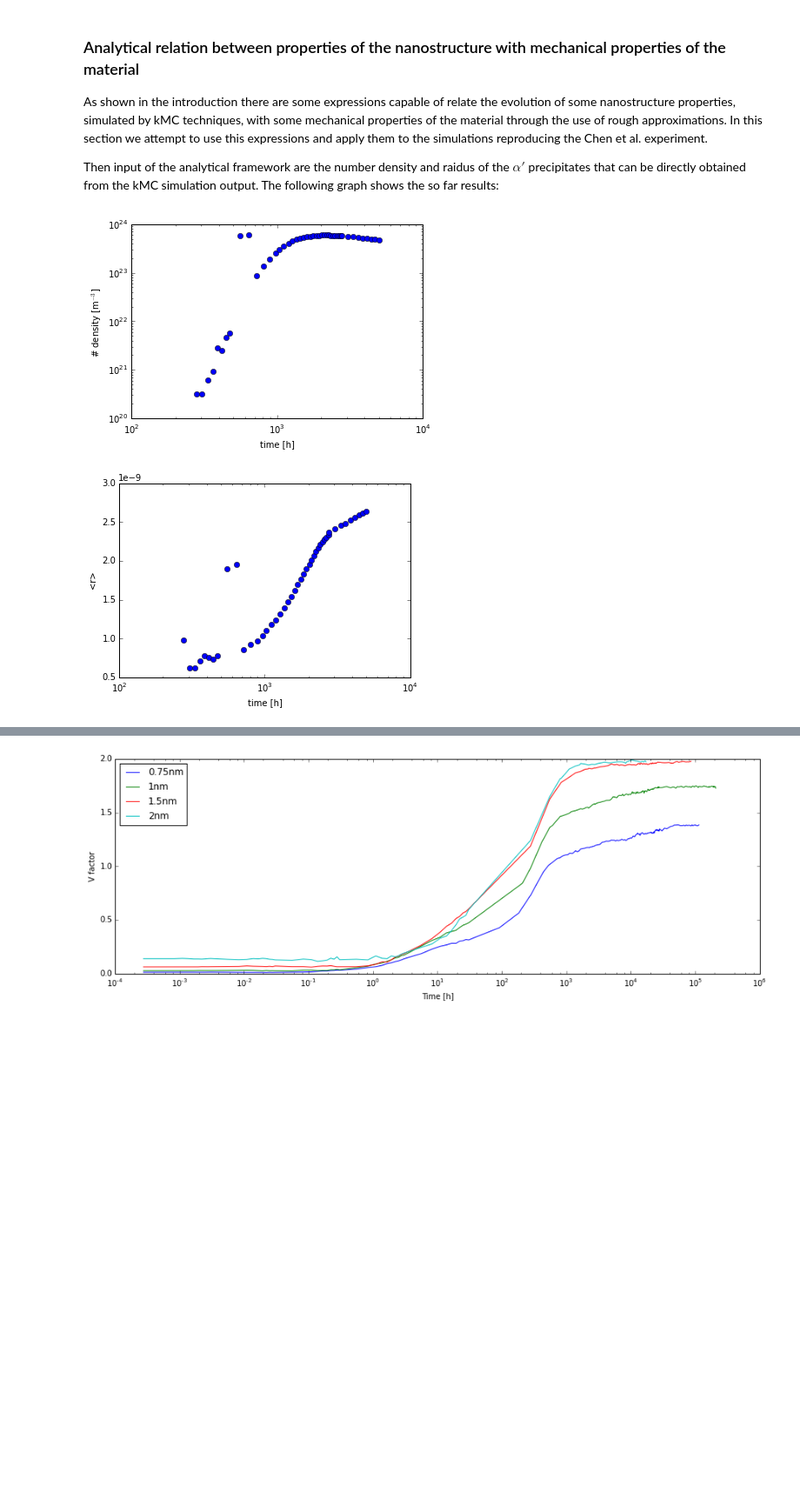
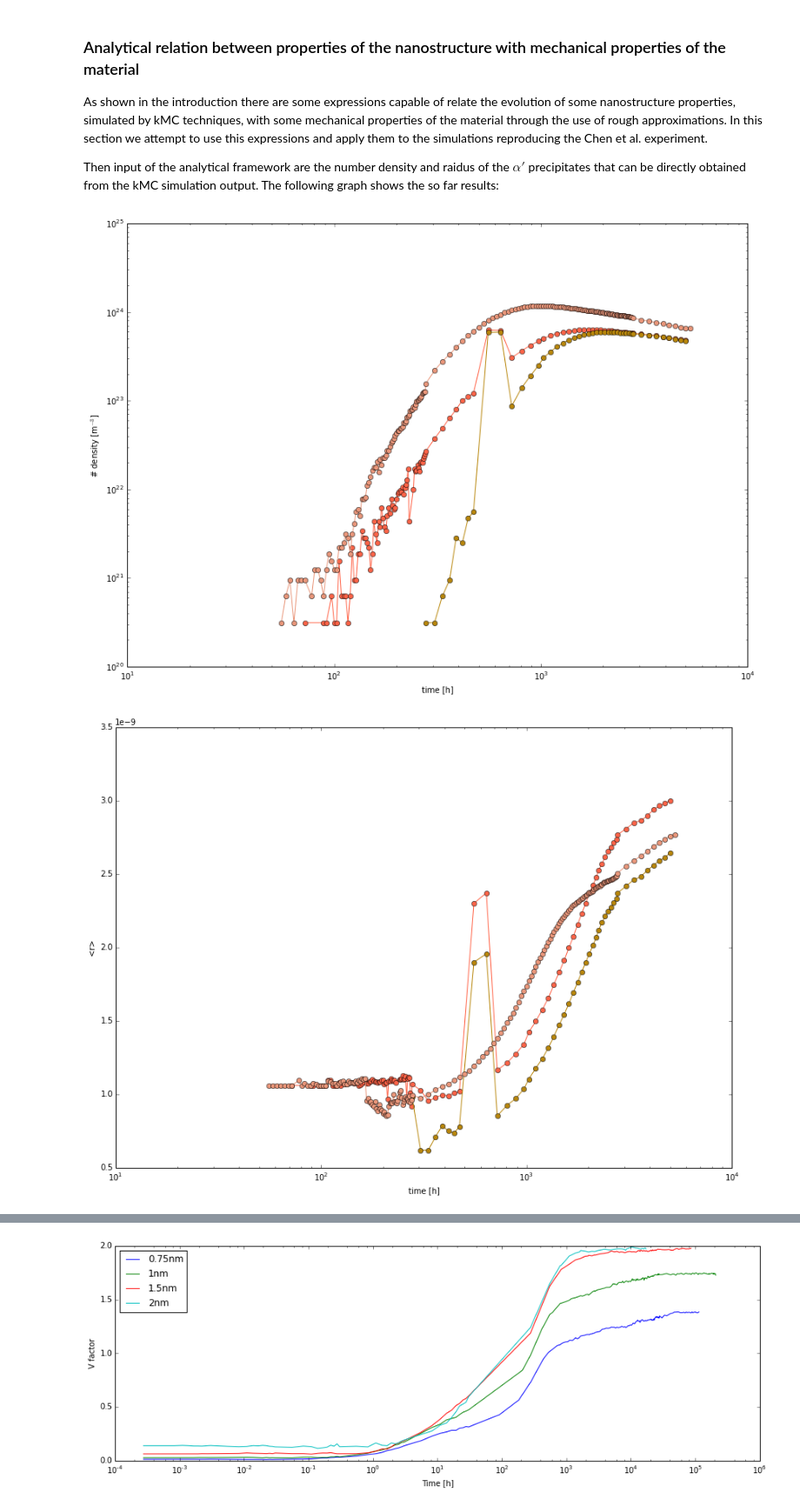
Before and after one commit to spartankel/PyNotes, a Jupyter notebook: Hardening in FeCr alloys.ipynb, the cells around one changed output, grey strips where cells are left out. Shown at 87% size. Drawn from its saved outputs; the diff is of its cells as text; code cells hidden in the pictures; blank space fills up the shorter version.

```diff
--- a/Hardening in FeCr alloys.ipynb
+++ b/Hardening in FeCr alloys.ipynb
@@ -219,67 +143,77 @@ Then input of the analytical framework are the number density and raidus of the
 # %%
 %matplotlib inline
 import matplotlib.pyplot as plt
+import matplotlib.colors as mpColors
 from numpy import *
+import pylab
 import sys
+
+pylab.rcParams['figure.figsize'] = (14.0, 10.0)
 
 # Global Constants
 M = 3.06 # Taylor factor Ref[1]
 alpha = 0.13 # Strength factor from [0.11-1] depending on barrier type Ref[1]
 G = 75.3 * 1e3 # MPa Shear modulus
 b = 0.248 * 1e-9 # Burgers vector
 
 """
     The strength factor, alpha, can vary from 0.11-1 for equation 1 and is
     taken to be 4/5 for strong obstacles and 1/8 for small dislocation loops
     in equation 2.
 
     Eq.1 and Eq.2 are for weak precipitates and Eq.3 for impenetrable
     obstacles.
 """
 
-dataPath = "/media/hd/Simulations/Chen/Sep_I_E5_Sf1_Big/clusters5/"
+dataPaths = ["/media/hd/Simulations/Chen/Sep_I_E5_Sf1_Big/clusters5/",
+             "/media/hd/Simulations/Chen/Sep_I_E5_Sf1_Big/clusters5.bkp/",
+             "/media/hd/Simulations/Chen/Jun100atm_400x400x20_Gv_1nm/clusters5/"]
 
-nDen = loadtxt(dataPath + "density.data")
-rad = loadtxt(dataPath + "rad.data")
+colors = list(mpColors.cnames.keys())
+
 expYS = loadtxt("/home/idopico/Notebooks/PyNotes/img/Vfactor/Chen_2.jpeg.dat")
-nDen[:, 0] = [ ts / 3600. for ts in nDen[:, 0]]
-rad[:, 0] = [ ts / 3600. for ts in rad[:, 0]]
-rad[:, 1] = [ x ** (1 / 3) * 1e-9 for x in rad[:, 1]]
-
+plt.figure(3)
+plt.plot(expYS[:, 0], expYS[:, 1], 'ro', label="Exp. Ref[1]")
 # Analytical Equations
 def eq1(nDen, rad):
     alpha = 0.07
     return M * alpha * G * b * sqrt(nDen * 2 * rad) + expYS[0, 1]
 def eq2(nDen, rad):
     alpha = 0.21
     return alpha * M * G * b * nDen ** (2 / 3) * rad + expYS[0, 1]
 
+for idx, dataPath in enumerate(dataPaths):
+    nDen = loadtxt(dataPath + "density.data")
+    rad = loadtxt(dataPath + "rad.data")
 
-plt.figure(1)
-plt.plot(nDen[:, 0], nDen[:, 1], 'bo')
-plt.xscale('log')
-plt.yscale('log')
-plt.xlabel("time [h]")
-plt.ylabel("# density [m$^{-3}$]")
+    nDen[:, 0] = [ ts / 3600. for ts in nDen[:, 0]]
+    rad[:, 0] = [ ts / 3600. for ts in rad[:, 0]]
+    rad[:, 1] = [ x ** (1 / 3) * 1e-9 for x in rad[:, 1]]
 
-plt.figure(2)
-plt.plot(rad[:, 0], rad[:, 1], 'bo')
-plt.xscale('log')
-plt.yscale('linear')
-plt.xlabel("time [h]")
-plt.ylabel("<r>")
+    plt.figure(1)
+    plt.plot(nDen[:, 0], nDen[:, 1], color=colors[idx], marker = 'o')
+    plt.xscale('log')
+    plt.yscale('log')
+    plt.xlabel("time [h]")
+    plt.ylabel("# density [m$^{-3}$]")
 
-plt.figure(3)
-plt.plot(nDen[:, 0], eq1(nDen[:, 1], rad[:, 1]), label="Sim & Eq. 1 Ref[10]")
-plt.plot(nDen[:, 0], eq2(nDen[:, 1], rad[:, 1]), label="Sim & Eq. 2 Ref[10]")
-plt.plot(expYS[:, 0], expYS[:, 1], 'ro', label="Exp. Ref[1]")
-plt.xscale('log')
-plt.yscale('linear')
-plt.xlabel("time [h]")
-plt.ylabel("$\Delta\sigma_{y}$[MPa]")
-plt.legend(loc=0)
+    plt.figure(2)
+    plt.plot(rad[:, 0], rad[:, 1], color=colors[idx], marker = 'o')
+    plt.xscale('log')
+    plt.yscale('linear')
+    plt.xlabel("time [h]")
+    plt.ylabel("<r>")
+
+    plt.figure(3)
+    plt.plot(nDen[:, 0], eq1(nDen[:, 1], rad[:, 1]), label="Sim [" + str(idx) + "] & Eq. 1 Ref[10]")
+    plt.plot(nDen[:, 0], eq2(nDen[:, 1], rad[:, 1]), label="Sim [" + str(idx) + "] & Eq. 2 Ref[10]")
+    plt.xscale('log')
+    plt.yscale('linear')
+    plt.xlabel("time [h]")
+    plt.ylabel("$\Delta\sigma_{y}$[MPa]")
+    plt.legend(loc=0)
 
 plt.show()
 # %% [output]
-[figure, old version]
+[figure, new version]
-[figure, old version]
+[figure, new version]
```
Also changed, not shown: parts of 9 cells of this notebook, 5 other files.
